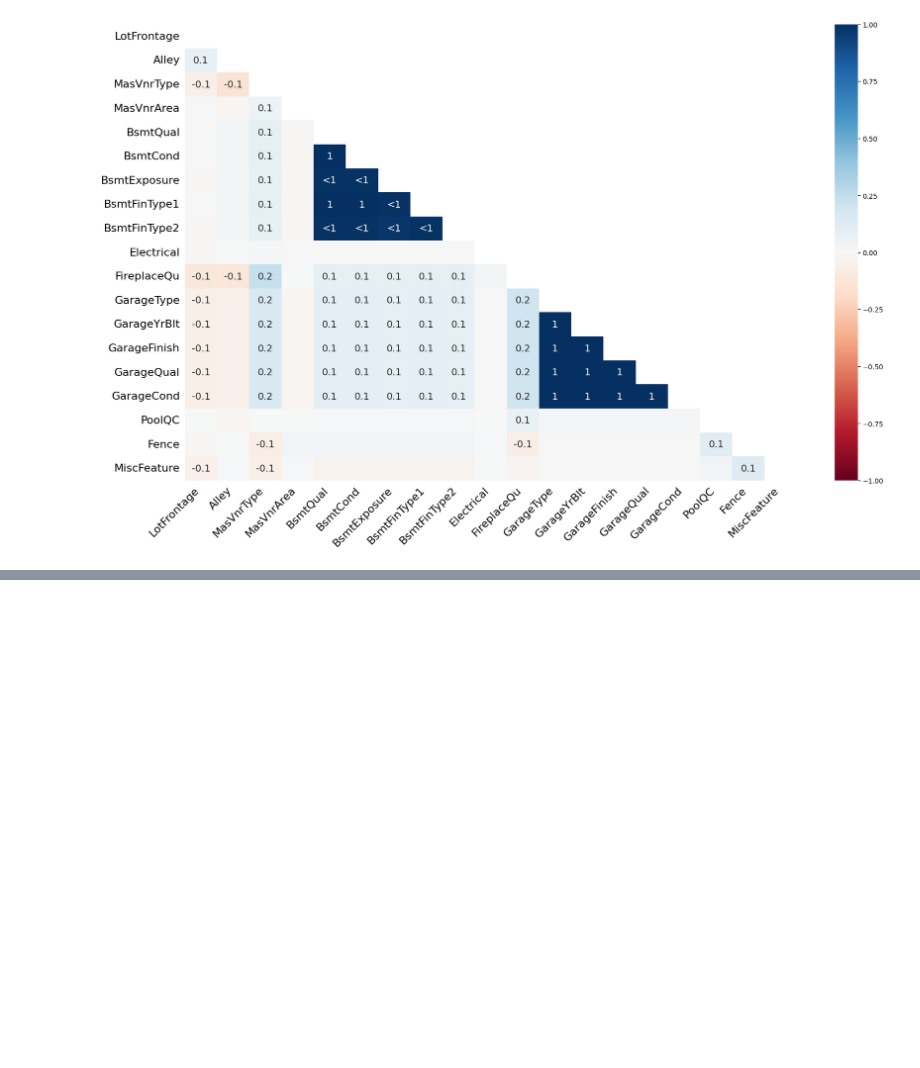
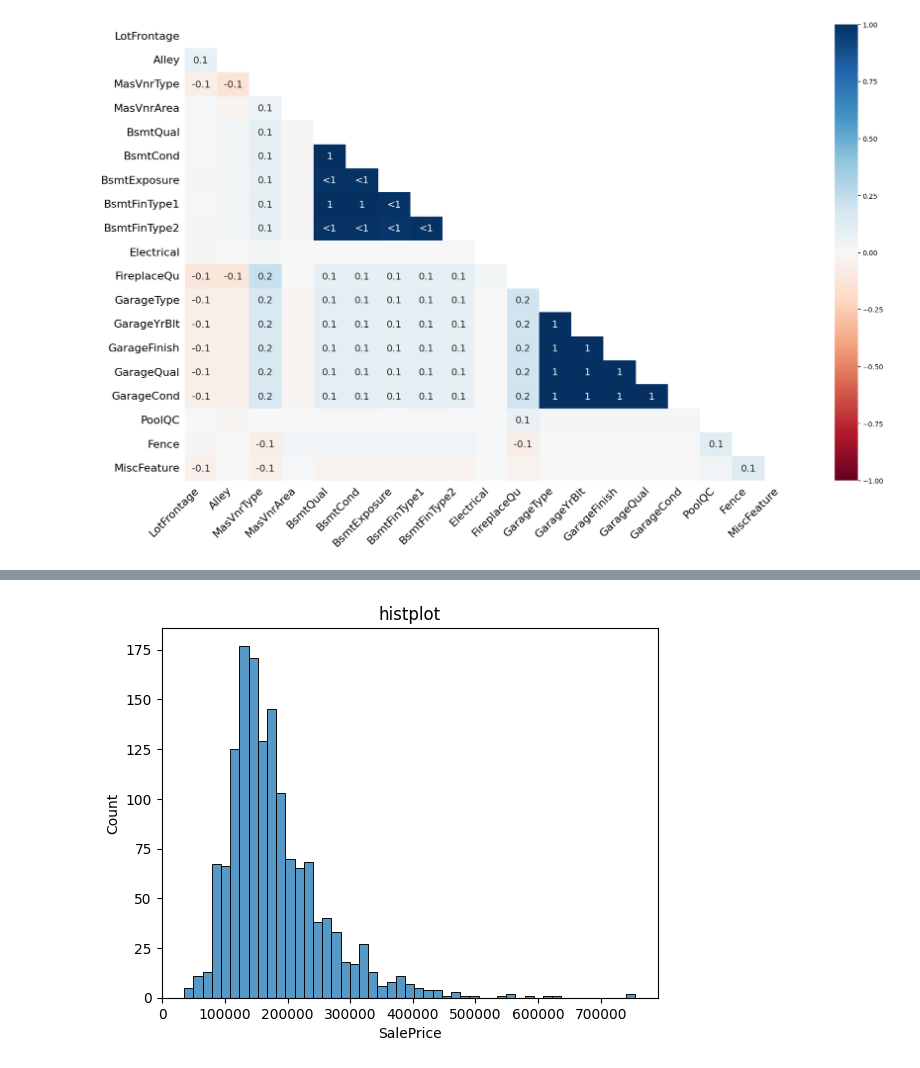
Before and after one commit to Cindy-eng/AI-Data-Engineer--Assignments, a Jupyter notebook: 11_Analysis of housing information/11_Analysis of housing information.ipynb, the cells around one changed output, grey strips where cells are left out. Saved outputs shown, nothing was run; the diff lists cells and outputs as text; code cells hidden in the pictures; blank space fills up the shorter version.

```diff
--- a/11_Analysis of housing information/11_Analysis of housing information.ipynb
+++ b/11_Analysis of housing information/11_Analysis of housing information.ipynb
@@ -115,0 +149,6 @@ Keys:
+# %%
+sns.histplot(df['SalePrice'])
+plt.title('histplot')
+plt.show()
+# %% [output]
+[figure, added]
```
Also changed, not shown: parts of 6 cells of this notebook.
